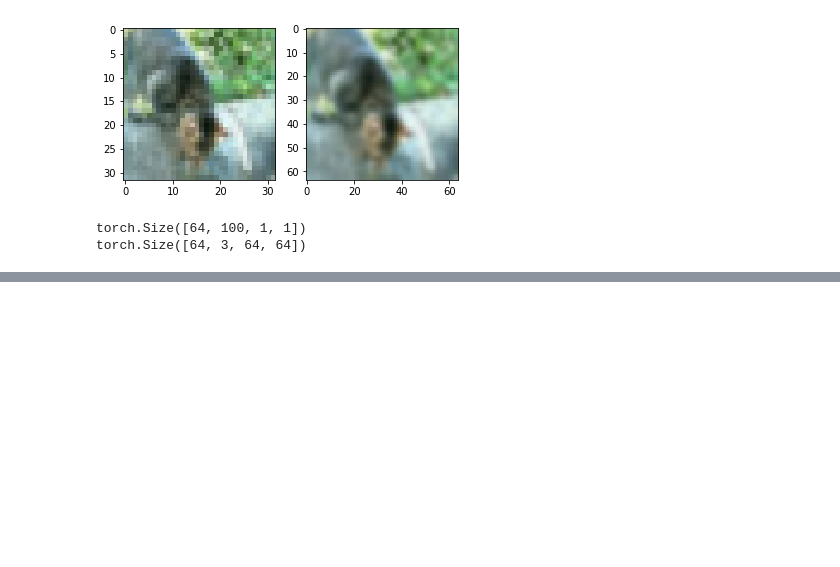
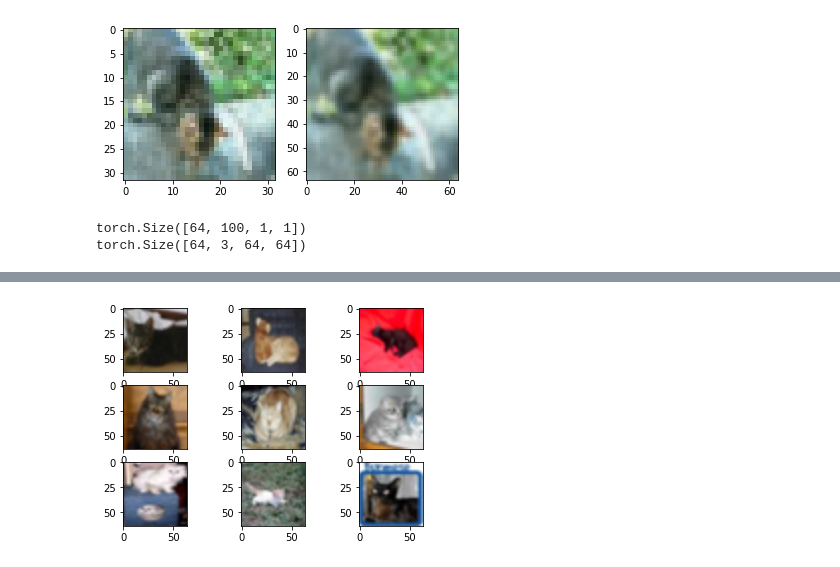
Before and after one commit to csgwon/examples, a Jupyter notebook: dcgan/DCGAN.ipynb, the cells around one changed output, grey strips where cells are left out. Saved outputs shown, nothing was run; the diff lists cells and outputs as text; code cells hidden in the pictures; blank space fills up the shorter version.

```diff
--- a/dcgan/DCGAN.ipynb
+++ b/dcgan/DCGAN.ipynb
@@ -375,3 +375,14 @@ Fake image score: [ 0.70637053]
+# %%
+# compare against original images
+test_dataloader = torch.utils.data.DataLoader(cat_dataset, batch_size=1,
+                                              shuffle=False, num_workers=1)
+test_data_iter = iter(test_dataloader)
+for i in range(1,10):
+    img = next(test_data_iter)
+    plt.subplot(3, 3, i)
+    plt.imshow(Unnormalize(img[0].numpy()[0].transpose(1,2,0)))
+# %% [output]
+[figure, added]
 # %%
 fixed_noise_input = netG(fixed_noise[0].unsqueeze(0))
 fixed_noise_output = netD(fixed_noise_input)
```
Also changed, not shown: parts of 8 cells of this notebook.
